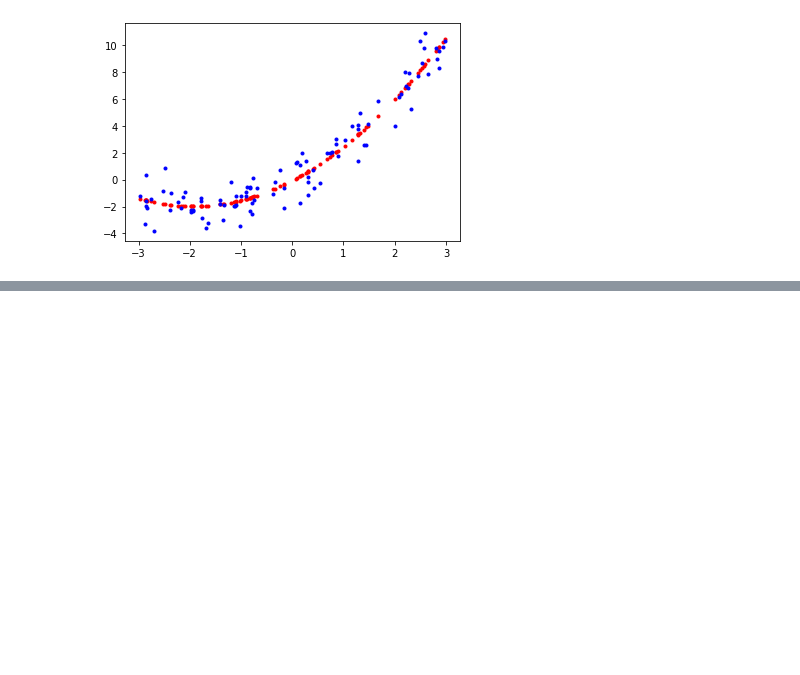
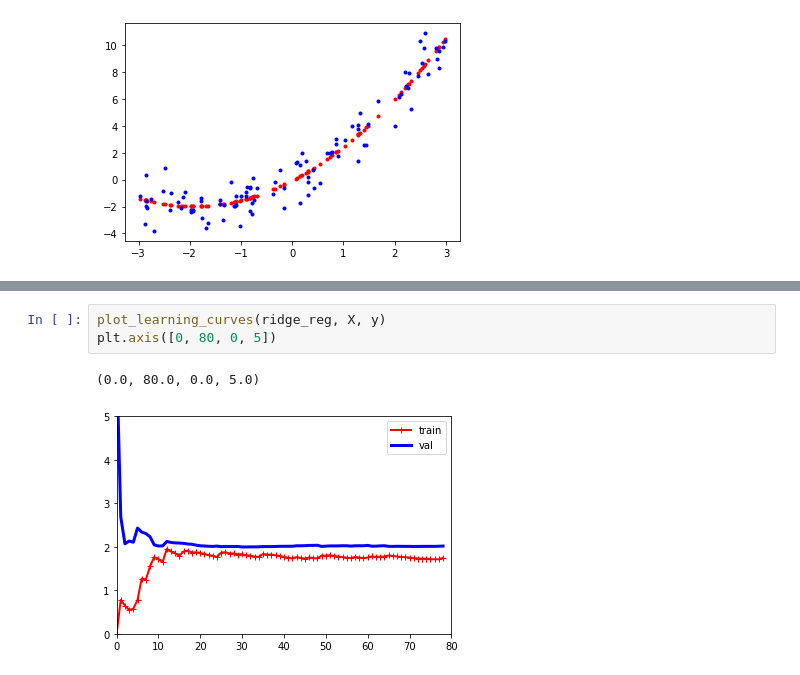
Before and after one commit to office-diet/sklearn_tensorflow_jissen, a Jupyter notebook: chapter04.ipynb, the cells around one changed output, grey strips where cells are left out. Cells and saved outputs as stored; diff of their text form; blank space fills up the shorter version.

```diff
--- a/chapter04.ipynb
+++ b/chapter04.ipynb
@@ -135,0 +174,6 @@ def plot_learning_curves(model, X, y):
+# %%
+plot_learning_curves(ridge_reg, X, y)
+plt.axis([0, 80, 0, 5])
+# %% [output]
+(0.0, 80.0, 0.0, 5.0)
+[figure, added]
```
Also changed, not shown: parts of 10 cells of this notebook, 15 other files.
